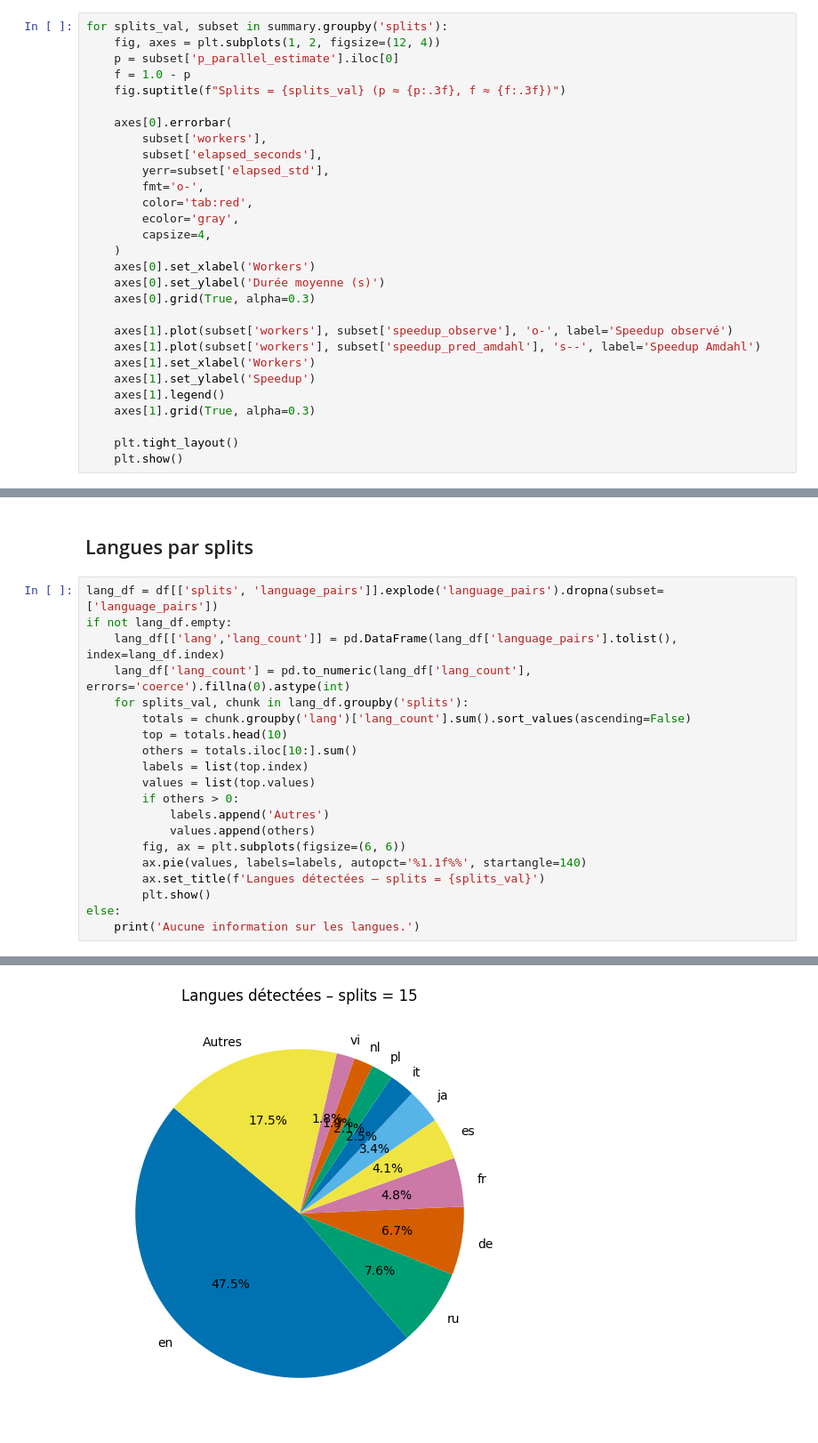
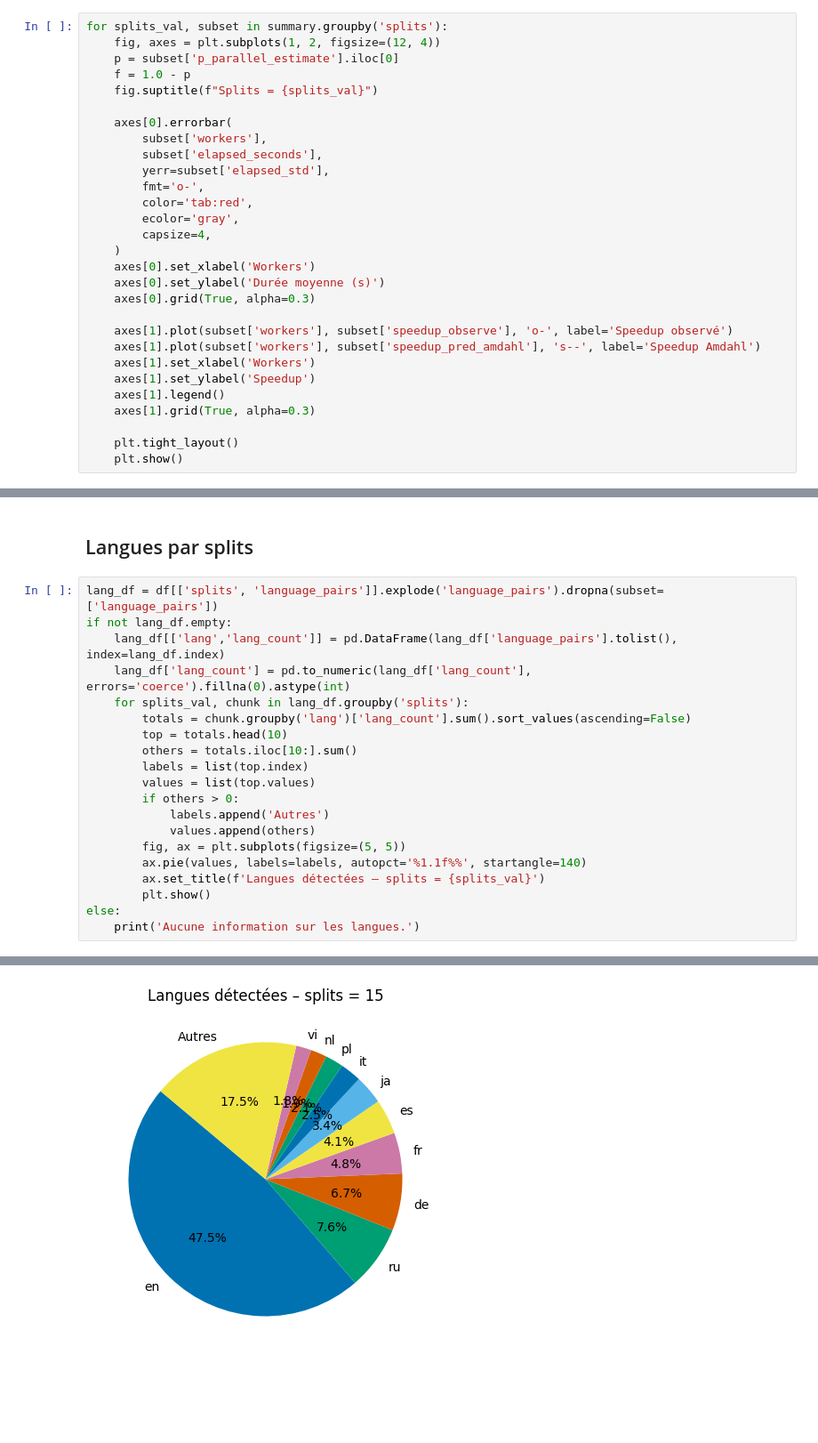
Before and after one commit to BNJ02/mapreduce_homemade, a Jupyter notebook: amdahl_analysis.ipynb, the cells around one changed output, grey strips where cells are left out. Shown at 89% size. Drawn from its saved outputs; the diff is of its cells as text; blank space fills up the shorter version.

```diff
--- a/amdahl_analysis.ipynb
+++ b/amdahl_analysis.ipynb
@@ -144,7 +266,7 @@ for splits_val, subset in summary.groupby('splits'):
     fig, axes = plt.subplots(1, 2, figsize=(12, 4))
     p = subset['p_parallel_estimate'].iloc[0]
     f = 1.0 - p
-    fig.suptitle(f"Splits = {splits_val} (p ≈ {p:.3f}, f ≈ {f:.3f})")
+    fig.suptitle(f"Splits = {splits_val}")
 
     axes[0].errorbar(
         subset['workers'],
@@ -205,7 +406,7 @@ if not lang_df.empty:
         if others > 0:
             labels.append('Autres')
             values.append(others)
-        fig, ax = plt.subplots(figsize=(6, 6))
+        fig, ax = plt.subplots(figsize=(5, 5))
         ax.pie(values, labels=labels, autopct='%1.1f%%', startangle=140)
         ax.set_title(f'Langues détectées – splits = {splits_val}')
         plt.show()
@@ -217 +418 @@ else:
-[figure, old version]
+[figure, new version]
```
Also changed, not shown: parts of 4 cells of this notebook, 5 other files.
